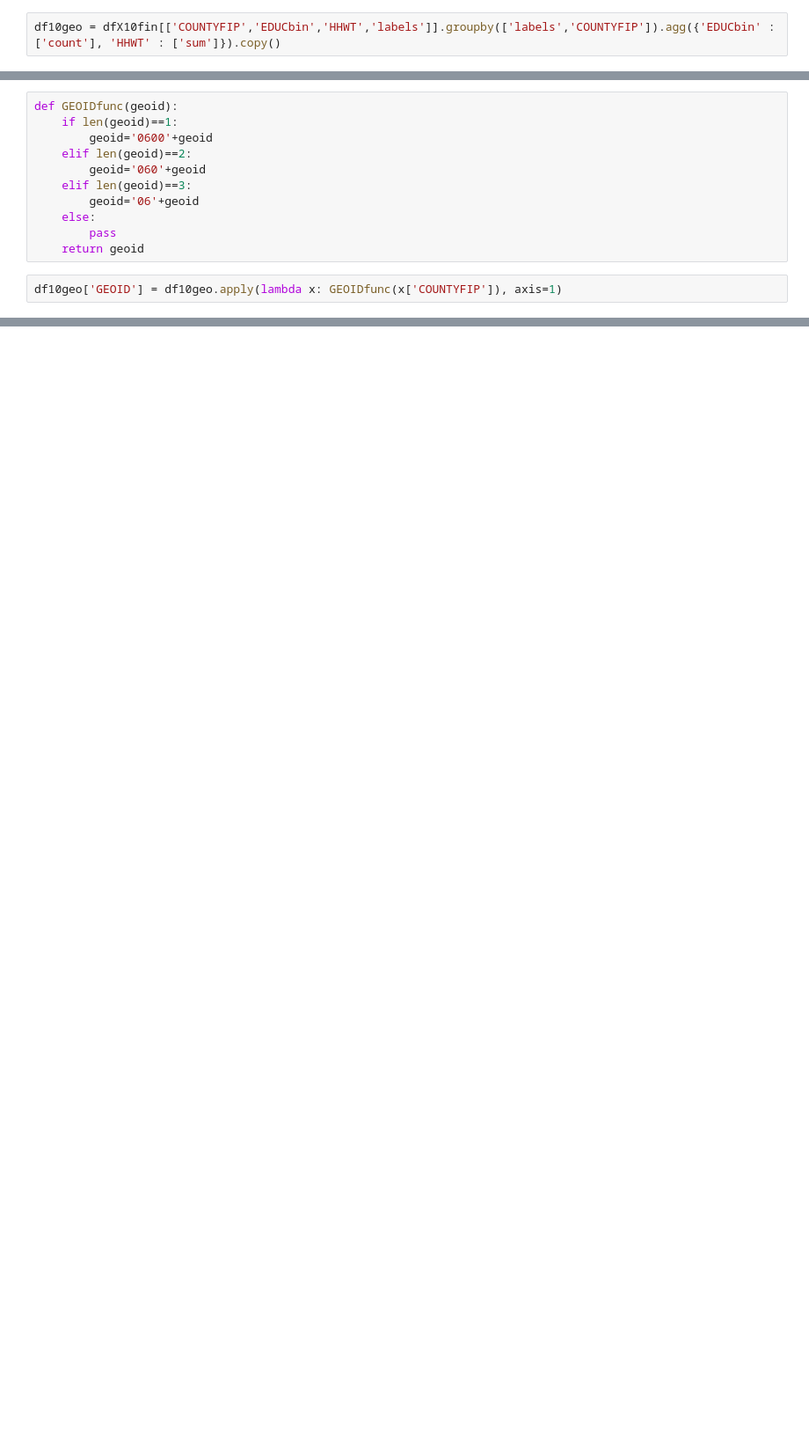
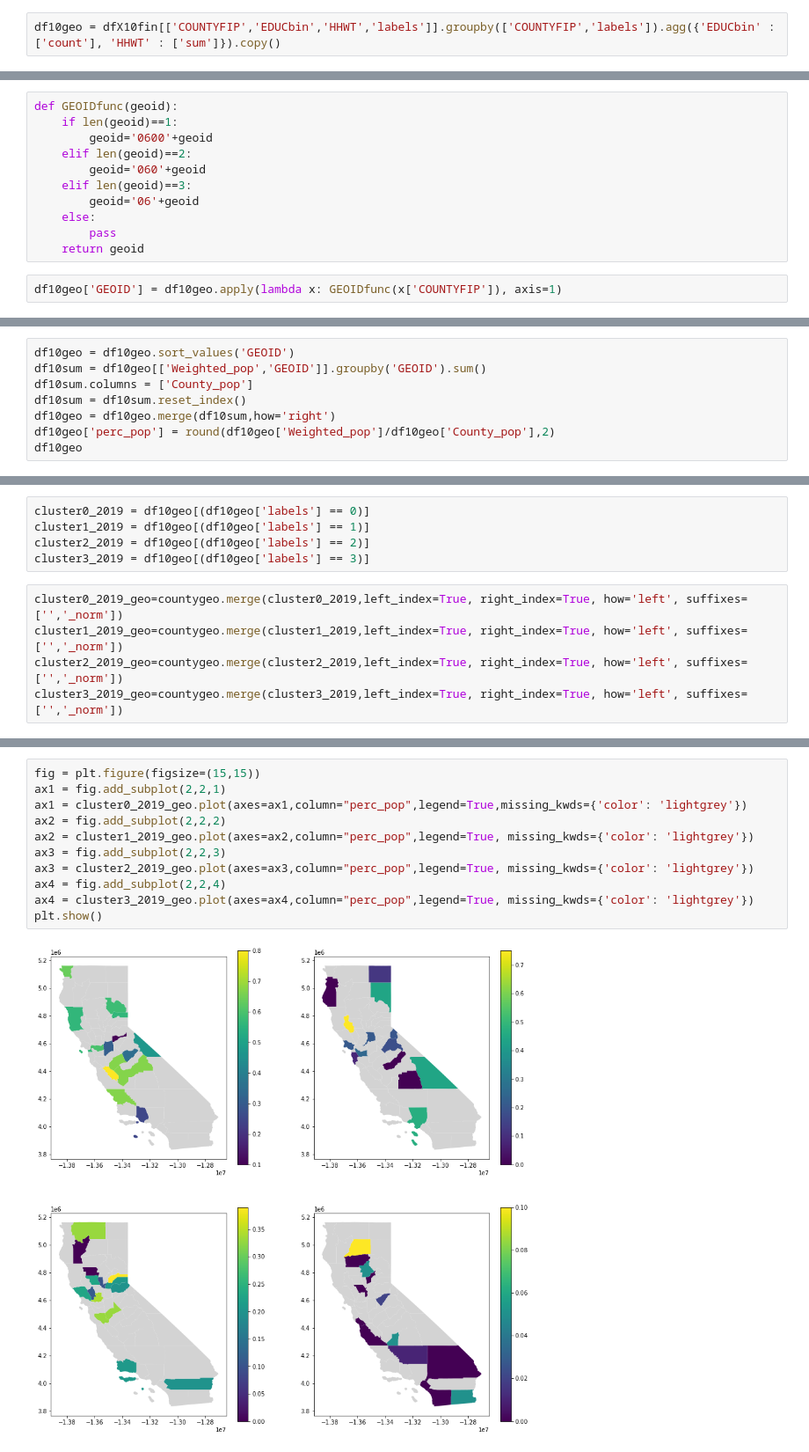
Before and after one commit to aren-kab/CDI-Capstone, a Jupyter notebook: MultiYearClust.ipynb, the cells around one changed output, grey strips where cells are left out. Shown at 88% size. Saved outputs shown, nothing was run; the diff lists cells and outputs as text; blank space fills up the shorter version.

```diff
--- a/MultiYearClust.ipynb
+++ b/MultiYearClust.ipynb
@@ -390,2 +373,2 @@ pd.read_csv('C:/Users/akaba/Downloads/2019_1.csv')
 # %%
-df10geo = dfX10fin[['COUNTYFIP','EDUCbin','HHWT','labels']].groupby(['labels','COUNTYFIP']).agg({'EDUCbin' : ['count'], 'HHWT' : ['sum']}).copy()
+df10geo = dfX10fin[['COUNTYFIP','EDUCbin','HHWT','labels']].groupby(['COUNTYFIP','labels']).agg({'EDUCbin' : ['count'], 'HHWT' : ['sum']}).copy()
@@ -451,0 +416,8 @@ df10geomerged.to_csv('C:/Users/akaba/Downloads/df10geo.csv')
+# %%
+df10geo = df10geo.sort_values('GEOID')
+df10sum = df10geo[['Weighted_pop','GEOID']].groupby('GEOID').sum()
+df10sum.columns = ['County_pop']
+df10sum = df10sum.reset_index()
+df10geo = df10geo.merge(df10sum,how='right')
+df10geo['perc_pop'] = round(df10geo['Weighted_pop']/df10geo['County_pop'],2)
+df10geo
@@ -451,0 +438,10 @@ df10geomerged.to_csv('C:/Users/akaba/Downloads/df10geo.csv')
+# %%
+cluster0_2019 = df10geo[(df10geo['labels'] == 0)]
+cluster1_2019 = df10geo[(df10geo['labels'] == 1)]
+cluster2_2019 = df10geo[(df10geo['labels'] == 2)]
+cluster3_2019 = df10geo[(df10geo['labels'] == 3)]
+# %%
+cluster0_2019_geo=countygeo.merge(cluster0_2019,left_index=True, right_index=True, how='left', suffixes=['','_norm'])
+cluster1_2019_geo=countygeo.merge(cluster1_2019,left_index=True, right_index=True, how='left', suffixes=['','_norm'])
+cluster2_2019_geo=countygeo.merge(cluster2_2019,left_index=True, right_index=True, how='left', suffixes=['','_norm'])
+cluster3_2019_geo=countygeo.merge(cluster3_2019,left_index=True, right_index=True, how='left', suffixes=['','_norm'])
@@ -451,0 +453,13 @@ df10geomerged.to_csv('C:/Users/akaba/Downloads/df10geo.csv')
+# %%
+fig = plt.figure(figsize=(15,15))
+ax1 = fig.add_subplot(2,2,1)
+ax1 = cluster0_2019_geo.plot(axes=ax1,column="perc_pop",legend=True,missing_kwds={'color': 'lightgrey'})
+ax2 = fig.add_subplot(2,2,2)
+ax2 = cluster1_2019_geo.plot(axes=ax2,column="perc_pop",legend=True, missing_kwds={'color': 'lightgrey'})
+ax3 = fig.add_subplot(2,2,3)
+ax3 = cluster2_2019_geo.plot(axes=ax3,column="perc_pop",legend=True, missing_kwds={'color': 'lightgrey'})
+ax4 = fig.add_subplot(2,2,4)
+ax4 = cluster3_2019_geo.plot(axes=ax4,column="perc_pop",legend=True, missing_kwds={'color': 'lightgrey'})
+plt.show()
+# %% [output]
+[figure, added]
```
Also changed, not shown: parts of 21 cells of this notebook.
